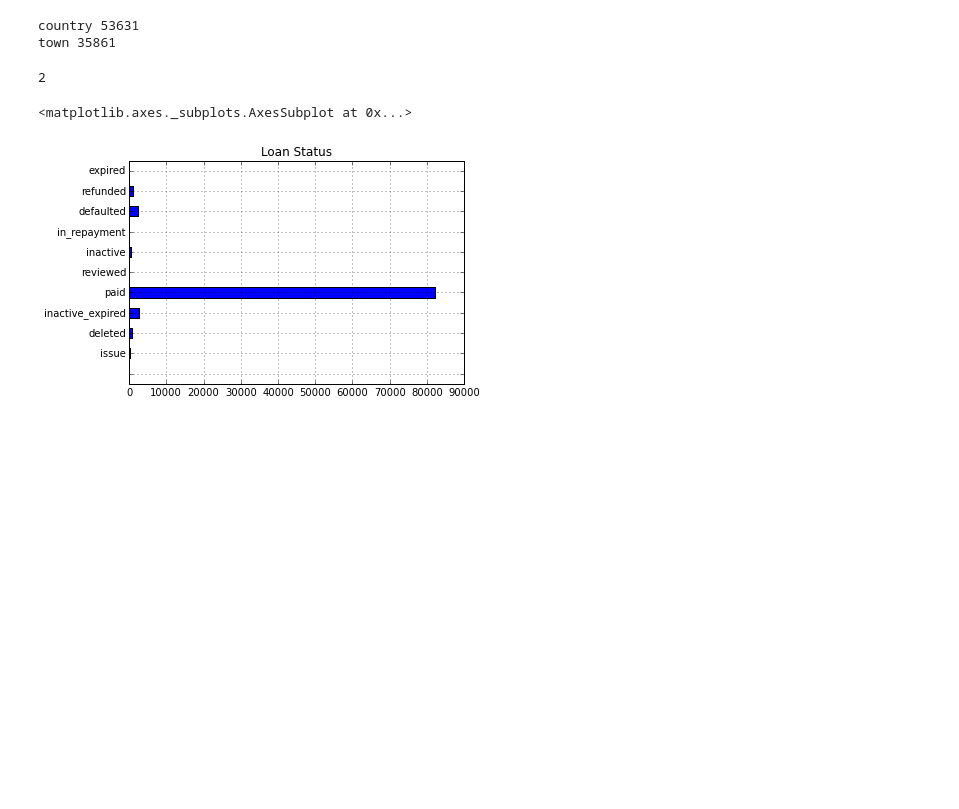
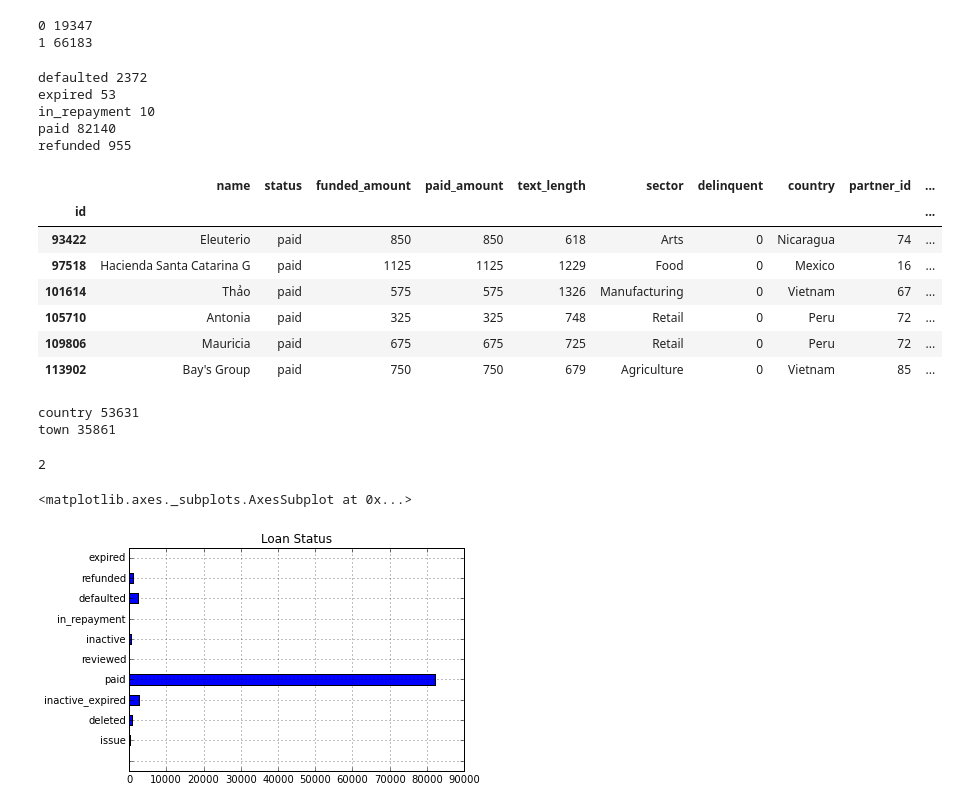
Before and after one commit to mwenda11/spring-2015-homeworks, a Jupyter notebook: project/basic_statistics.ipynb, the cells around one changed output. Saved outputs shown, nothing was run; the diff lists cells and outputs as text; code cells hidden in the pictures; blank space fills up the shorter version.

```diff
--- a/project/basic_statistics.ipynb
+++ b/project/basic_statistics.ipynb
@@ -272,0 +228,60 @@ dframe.iloc[ls,30:]
+# %%
+def partner_loss_liable(row):
+    liab = row.partner_loss_liable
+    if liab.strip() == "True":
+        return 1
+    else:
+        return 0
+
+dframe['partner_loss_liable'] = dframe.apply(partner_loss_liable, axis = 1)
+# %%
+def translator(row):
+    tra = row.translator
+    if tra.strip() == "True":
+        return 1
+    else:
+        return 0
+
+dframe['translator'] = dframe.apply(translator, axis = 1)
+# %%
+def bonus_credit_elig(row):
+    bce = row.bonus_credit_elig
+    if bce.strip() == "True":
+        return 1
+    else:
+        return 0
+
+dframe['bonus_credit_elig'] = dframe.apply(bonus_credit_elig, axis = 1)
+# %%
+for it, itdat in dframe.groupby("translator"):
+    print it, len(itdat)
+# %% [output]
+0 19347
+1 66183
+# %%
+for it, itdata in dframe.groupby("status"):
+    print it, len(itdata)
+# %% [output]
+defaulted 2372
+expired 53
+in_repayment 10
+paid 82140
+refunded 955
+# %%
+dframe.iloc[20:25, 34:]
+cx1 = ["name","status","funded_amount","paid_amount","text_length","sector","delinquent","country","partner_id","loan_amount","lender_count"]
+cx2 = ["bonus_credit_elig","num_borrowers","borrower_gender","partner_loss_liable","days_fundraising","days_late","translator"]
+cx3 = ["pactive?","prating","pdays_as_member","pdelinquency_rate","pdefault_rate","ptotal_amount_raised","ploans_posted"]
+columnsx = cx1+cx2+cx3 + ["pcharges_FI","pALSPCI","ploans_at_risk_rate","pforex_loss_rate"]
+dframex = dframe[columnsx]
+# %%
+dframex.iloc[200:206,:15]
+# %% [output]
+|  | name | status | funded_amount | paid_amount | text_length | sector | delinquent | country | partner_id | ... |
+| id |  |  |  |  |  |  |  |  |  | ... |
+| 93422 | Eleuterio | paid | 850 | 850 | 618 | Arts | 0 | Nicaragua | 74 | ... |
+| 97518 | Hacienda Santa Catarina G | paid | 1125 | 1125 | 1229 | Food | 0 | Mexico | 16 | ... |
+| 101614 | Thảo | paid | 575 | 575 | 1326 | Manufacturing | 0 | Vietnam | 67 | ... |
+| 105710 | Antonia | paid | 325 | 325 | 748 | Retail | 0 | Peru | 72 | ... |
+| 109806 | Mauricia | paid | 675 | 675 | 725 | Retail | 0 | Peru | 72 | ... |
+| 113902 | Bay's Group | paid | 750 | 750 | 679 | Agriculture | 0 | Vietnam | 85 | ... |
```
Also changed, not shown: parts of 19 cells of this notebook, 3 other files.
